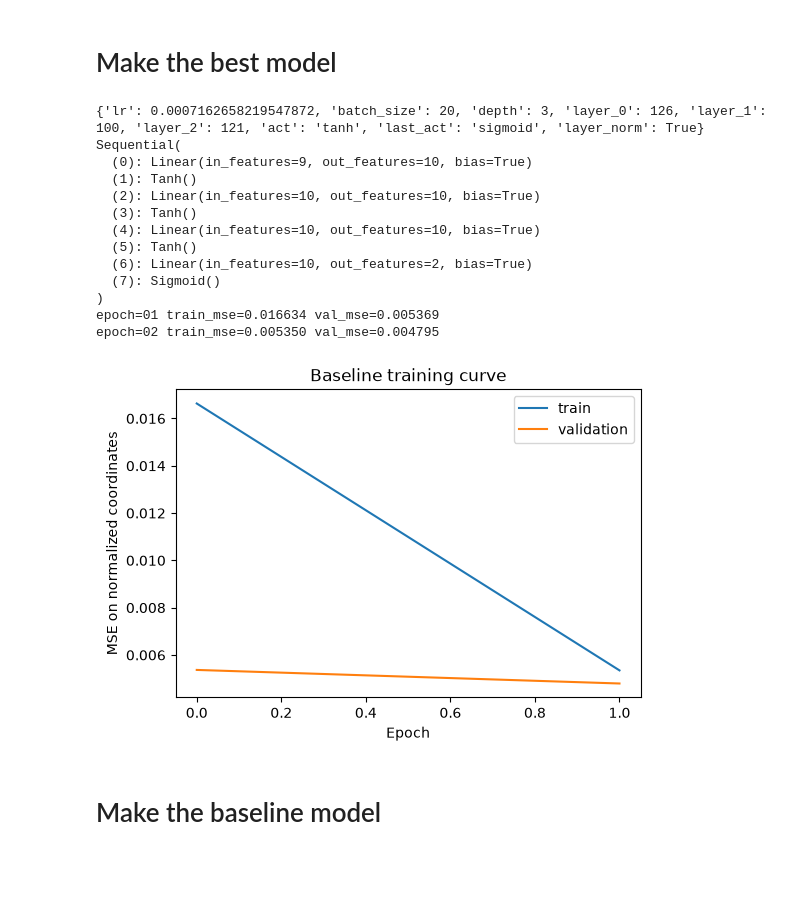
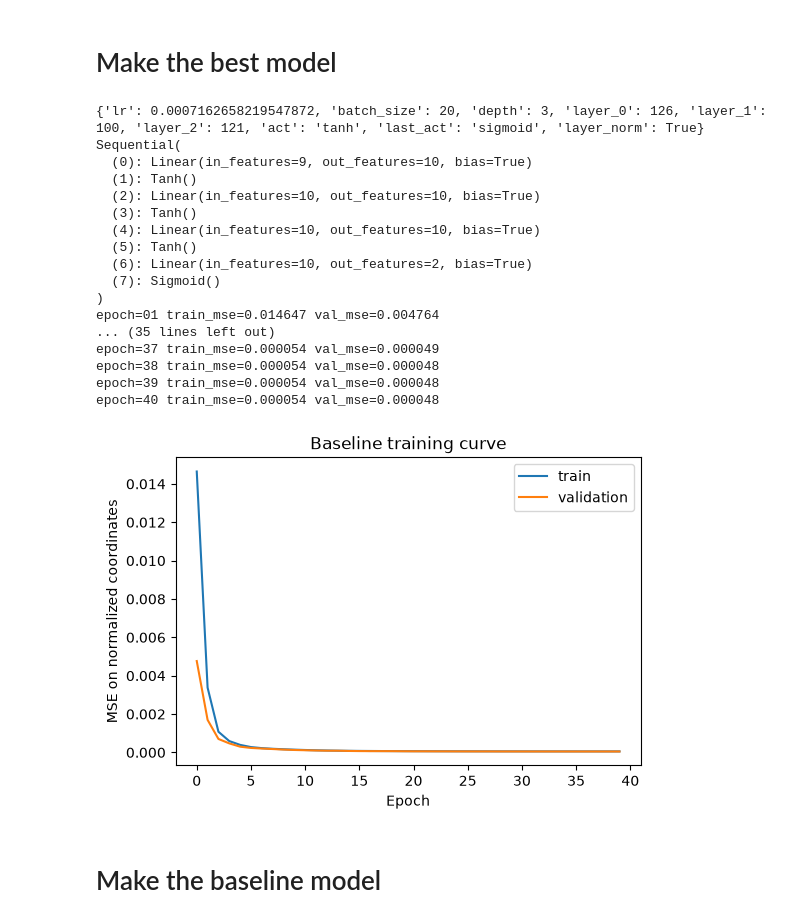
Before and after one commit to Lucan11/systems_meet_ai_hackaton, a Jupyter notebook: notebooks/hyperparameter_search.ipynb, the cells around one changed output. Saved outputs shown, nothing was run; the diff lists cells and outputs as text; code cells hidden in the pictures; blank space fills up the shorter version.

Commit message:
Train small model for longer

```diff
--- a/notebooks/hyperparameter_search.ipynb
+++ b/notebooks/hyperparameter_search.ipynb
@@ -159,37 +159,41 @@ for layer_idx in range(best_params["depth"]):
 layers = [9] + layers + [2]
 best_model = model_cls(layers=layers, activation=best_params["act"], last_act=best_params["last_act"])
 
-epochs = 2
+epochs = 40
 batch_size = best_params["batch_size"]
 optimizer = torch.optim.Adam(best_model.parameters(), lr=best_params["lr"])
 loss_fn = nn.MSELoss()
 
 # Without lr_scheduler: val_mse=0.000007 @ epoch 36
 # Float validation mean error:   1.028 cm
 # Float validation median error: 0.927 cm
 # Float validation p95 error:    2.108 cm
 # With lr scheduler:
 # Float validation mean error:   0.706 cm
 # Float validation median error: 0.608 cm
 # Float validation p95 error:    1.536 cm
 lr_scheduler = torch.optim.lr_scheduler.CosineAnnealingLR(optimizer, T_max=epochs)
 
 best_model = train_model(best_model, optimizer, loss_fn, epochs, batch_size, plot=True, ret_model=True, lr_scheduler=lr_scheduler)
 # %% [output]
 {'lr': 0.0007162658219547872, 'batch_size': 20, 'depth': 3, 'layer_0': 126, 'layer_1': 100, 'layer_2': 121, 'act': 'tanh', 'last_act': 'sigmoid', 'layer_norm': True}
 Sequential(
   (0): Linear(in_features=9, out_features=10, bias=True)
   (1): Tanh()
   (2): Linear(in_features=10, out_features=10, bias=True)
   (3): Tanh()
   (4): Linear(in_features=10, out_features=10, bias=True)
   (5): Tanh()
   (6): Linear(in_features=10, out_features=2, bias=True)
   (7): Sigmoid()
 )
-epoch=01 train_mse=0.016634 val_mse=0.005369
-epoch=02 train_mse=0.005350 val_mse=0.004795
+epoch=01 train_mse=0.014647 val_mse=0.004764
+... (35 lines left out)
+epoch=37 train_mse=0.000054 val_mse=0.000049
+epoch=38 train_mse=0.000054 val_mse=0.000048
+epoch=39 train_mse=0.000054 val_mse=0.000048
+epoch=40 train_mse=0.000054 val_mse=0.000048
-[figure, old version]
+[figure, new version]
 # %% [markdown]
 # Make the baseline model
 # %%
```
Also changed, not shown: parts of 2 cells of this notebook, 4 other files.
